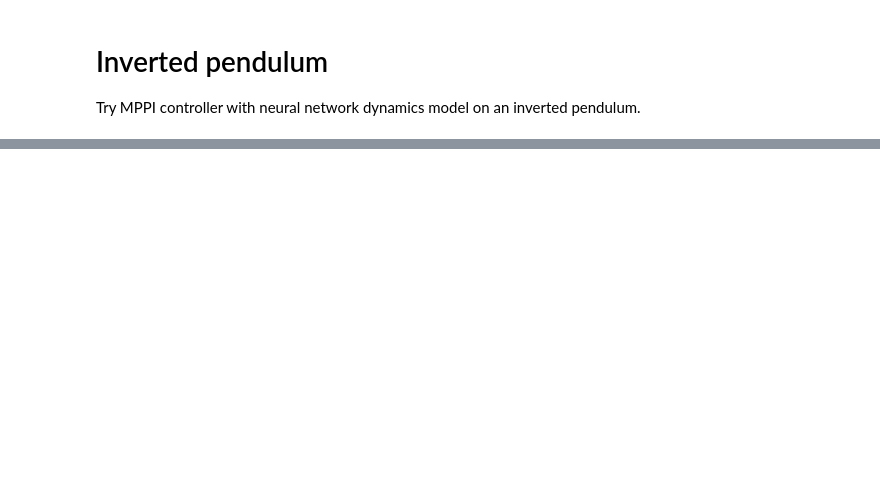
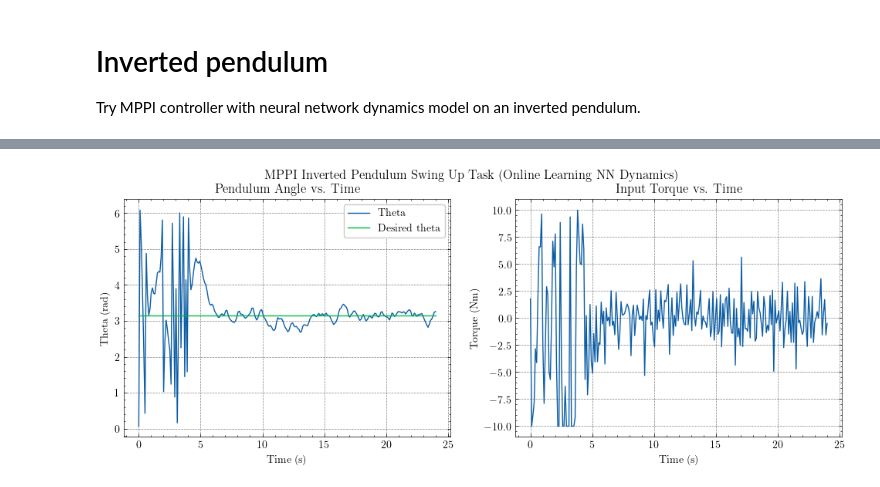
Before and after one commit to micahreich/mppi-neural-dynamics, a Jupyter notebook: control/MPPI_NNPlayground.ipynb, the cells around one changed output, grey strips where cells are left out. Cells and saved outputs as stored; diff of their text form; code cells hidden in the pictures; blank space fills up the shorter version.

```diff
--- a/control/MPPI_NNPlayground.ipynb
+++ b/control/MPPI_NNPlayground.ipynb
@@ -214,0 +240,13 @@ fig.savefig("swingup_task.png")
+# %%
+dt = 1 / 10
+
+inv_pend_env = InvertedPendulum(
+    initial_state=np.array([0, 0]),
+    m=0.5,     # kg
+    l=0.5,     # m
+    b=0.1,   # ?
+    g=-9.81, # m / s^2
+    dt=dt    # s
+)
+
+inv_pend_env.desired_state = np.array([np.radians(180), 0])
@@ -214,0 +311,21 @@ fig.savefig("swingup_task.png")
+# %%
+# Plot the results
+fig, (ax1, ax2) = plt.subplots(1, 2, figsize=(12, 4))
+
+fig.suptitle("MPPI Inverted Pendulum Swing Up Task (Online Learning NN Dynamics)")
+
+time = np.linspace(0, simulation_length, n_steps)
+
+ax1.set_title("Pendulum Angle vs. Time")
+ax1.plot(time, states[:, 0], label="Theta")
+ax1.plot(time, np.repeat(inv_pend_env.desired_state[0], n_steps), label="Desired theta")
+ax1.set(xlabel="Time (s)", ylabel="Theta (rad)")
+ax1.legend()
+
+ax2.set_title("Input Torque vs. Time")
+ax2.plot(time, controls[:, 0], label="Input torque")
+ax2.set(xlabel="Time (s)", ylabel="Torque (Nm)")
+
+fig.savefig("swingup_task_oll.png")
+# %% [output]
+[figure, added]
```
Also changed, not shown: parts of 18 cells of this notebook, 9 other files.
